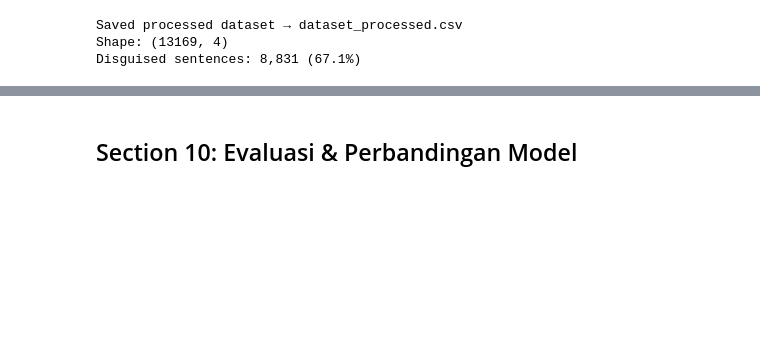
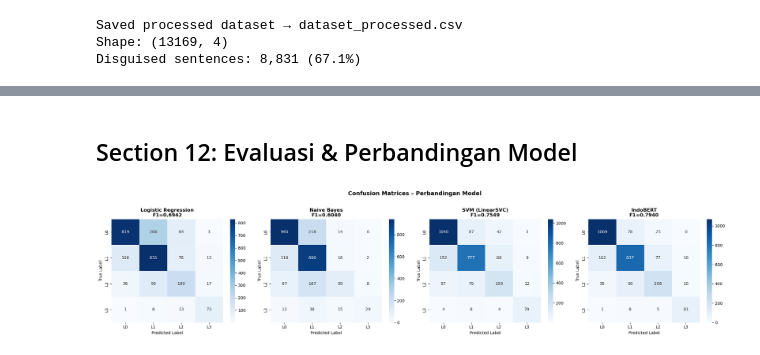
Before and after one commit to britoddd/nlp-swear_words_detector, a Jupyter notebook: nlp_group10.ipynb, the cells around one changed output, grey strips where cells are left out. Cells and saved outputs as stored; diff of their text form; code cells hidden in the pictures; blank space fills up the shorter version.

Commit message:
Add SVM model

```diff
--- a/nlp_group10.ipynb
+++ b/nlp_group10.ipynb
@@ -62,13 +62,17 @@ print('All imports successful!')
 # %% [output]
 All imports successful!
 # %%
+# Set to True to re-run expensive steps even if saved artefacts exist.
+# Set to False (default) to skip preprocessing / training when outputs are on disk.
+FORCE_RETRAIN  = False
+
 # ── Configuration ──────────────────────────────────────────────
 DATA_PATH      = 'archive/data.csv'
 ABUSIVE_PATH   = 'archive/abusive.csv'
 SLANG_PATH     = 'archive/new_kamusalay.csv'
 OUTPUT_PATH    = 'dataset_processed.csv'
 
-INDOBERT_MODEL = 'indobenchmark/indobert-base-p1'
+INDOBERT_MODEL = 'indolem/indobertweet-base-uncased'  # IndoBERTweet — pre-trained on 26M Indonesian tweets
 
 # Set MAX_SAMPLES to an integer (e.g. 3000) to limit data for faster testing.
 # Set to None to use the full dataset.
@@ -495,6 +619,13 @@ print(f'Label distribution:\n{y.value_counts().sort_index()}')
 
 print(f'\nTrain: {len(y_train):,} | Test: {len(y_test):,}')
 
+# ── Apply random oversampling to training set ───────────────────────────────
+X_train_ml, X_train_bert, y_train = random_oversample(
+    X_train_ml, X_train_bert, y_train, random_state=RANDOM_STATE
+)
+print(f'Train after oversampling: {len(y_train):,} | Distribution: {y_train.value_counts().sort_index().to_dict()}')
+
+
 # ── TF-IDF Vectorizers ────────────────────────────────────────
 # Logistic Regression: character n-gram (2-5), as per proposal
 tfidf_lr = TfidfVectorizer(
@@ -646,14 +835,27 @@ class ProfanityDataset(Dataset):
             'labels':         torch.tensor(self.labels[idx], dtype=torch.long),
         }
 # %%
-print(f'Loading IndoBERT tokenizer & model from: {INDOBERT_MODEL}')
+from transformers import logging as hf_logging
+hf_logging.set_verbosity_error()
 
-bert_tokenizer = AutoTokenizer.from_pretrained(INDOBERT_MODEL)
+BERT_SAVE_PATH = 'saved_models/indobert_finetuned'
+# Load fine-tuned weights if available; otherwise load the base pre-trained model
+_load_path = BERT_SAVE_PATH if (not FORCE_RETRAIN and os.path.exists(BERT_SAVE_PATH)) else INDOBERT_MODEL
+print(f'Loading BERT from: {_load_path}')
+
+bert_tokenizer = AutoTokenizer.from_pretrained(
+    BERT_SAVE_PATH if os.path.exists(BERT_SAVE_PATH) else INDOBERT_MODEL
+)
 bert_model = AutoModelForSequenceClassification.from_pretrained(
-    INDOBERT_MODEL,
+    _load_path,
     num_labels=4,
     ignore_mismatched_sizes=True,
 )
 bert_model = bert_model.to(device)
+hf_logging.set_verbosity_warning()
 
-print(f'Model loaded! Parameters: {sum(p.numel() for p in bert_model.parameters()):,}')
+total_params  = sum(p.numel() for p in bert_model.parameters())
+trainable     = sum(p.numel() for p in bert_model.parameters() if p.requires_grad)
+already_tuned = os.path.exists(BERT_SAVE_PATH) and not FORCE_RETRAIN
+print(f'Total params: {total_params:,} | Trainable: {trainable:,}')
+print(f'Status: {"fine-tuned weights loaded" if already_tuned else "base model — fine-tuning needed"}')
@@ -755,26 +1010,29 @@ plt.show()
 # %% [markdown]
-## Section 10: Evaluasi & Perbandingan Model
+## Section 12: Evaluasi & Perbandingan Model
 # %%
 def plot_cm(y_true, y_pred, title, ax):
     cm = confusion_matrix(y_true, y_pred, labels=[0, 1, 2, 3])
     sns.heatmap(
         cm, annot=True, fmt='d', cmap='Blues', ax=ax,
         xticklabels=['L0', 'L1', 'L2', 'L3'],
         yticklabels=['L0', 'L1', 'L2', 'L3'],
     )
     ax.set_title(title, fontweight='bold')
     ax.set_ylabel('True Label')
     ax.set_xlabel('Predicted Label')
 
 
-fig, axes = plt.subplots(1, 3, figsize=(18, 5))
+fig, axes = plt.subplots(1, 4, figsize=(22, 5))
 plot_cm(y_test,      y_pred_lr,   f'Logistic Regression\nF1={f1_lr:.4f}',  axes[0])
 plot_cm(y_test,      y_pred_nb,   f'Naive Bayes\nF1={f1_nb:.4f}',          axes[1])
-plot_cm(y_true_bert, y_pred_bert, f'IndoBERT\nF1={f1_bert:.4f}',           axes[2])
+plot_cm(y_test,      y_pred_svm,  f'SVM (LinearSVC)\nF1={f1_svm:.4f}',     axes[2])
+plot_cm(y_true_bert, y_pred_bert, f'IndoBERT\nF1={f1_bert:.4f}',           axes[3])
 plt.suptitle('Confusion Matrices – Perbandingan Model', fontsize=14, fontweight='bold', y=1.02)
 plt.tight_layout()
 plt.savefig('confusion_matrices.png', dpi=150, bbox_inches='tight')
 plt.show()
+# %% [output]
+[figure, added]
 # %%
 # ── Summary Table ─────────────────────────────────────────────
 from sklearn.metrics import precision_score, recall_score
```
Also changed, not shown: parts of 26 cells of this notebook.
